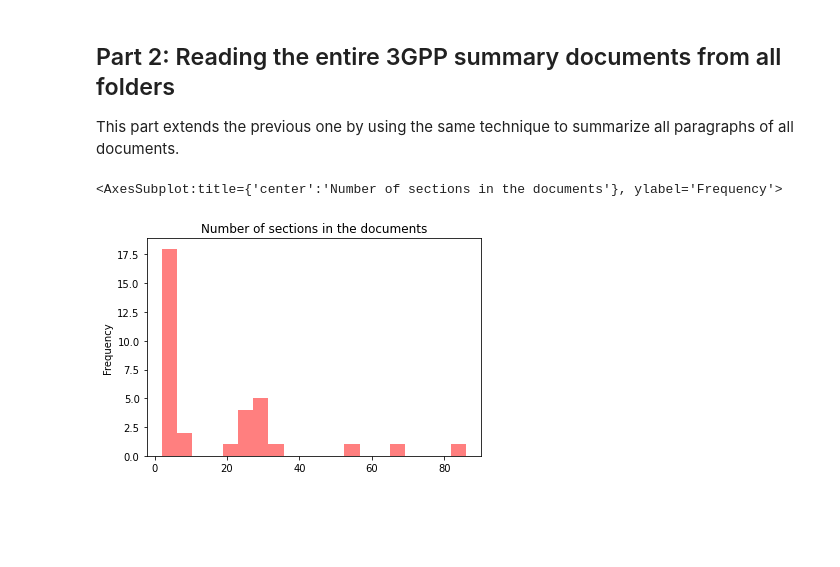
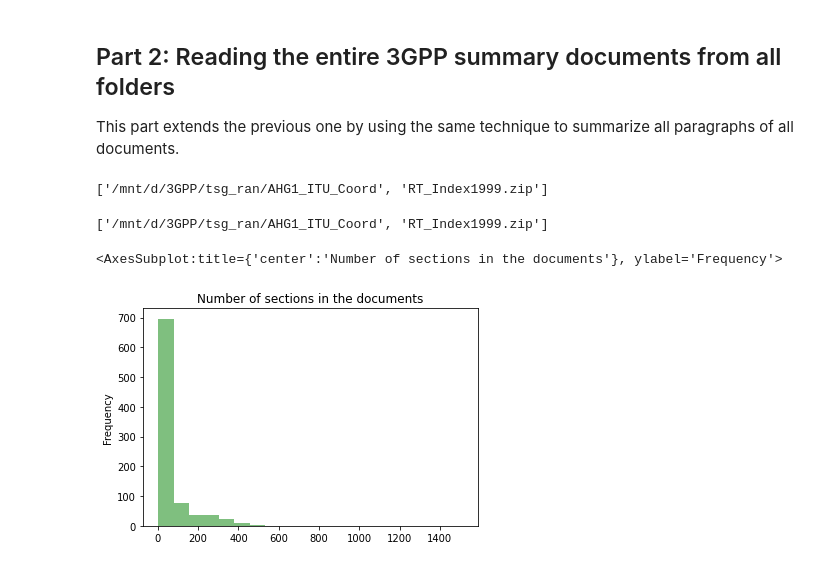
Before and after one commit to miroslawstaron/requirements_standards, a Jupyter notebook: read_word_document.ipynb, the cells around one changed output. Cells and saved outputs as stored; diff of their text form; code cells hidden in the pictures; blank space fills up the shorter version.

Commit message:
Added mass processing of documents

```diff
--- a/read_word_document.ipynb
+++ b/read_word_document.ipynb
@@ -211,12 +211,20 @@ def analyzeOneDocx(docTitle):
 # %%
 # first, we need to get the list of all .doc and .zip files in the 3GPP folder and all of its subfolders
 import os
+from tqdm import tqdm
 
 # this function will return a list of all .doc and .zip files in the 3GPP folder and all of its subfolders
 def get_files(strFolder):
     files2 = []
-    for root, dirs, files in os.walk(strFolder):
+    for root, dirs, files in tqdm(os.walk(strFolder), desc='Processing directories'):
         for file in files:
             if file.endswith(".docx"):
                 files2.append([root, file])
     return files2
+# %%
+with open('./3GPP_files.txt', 'r') as f:
+    allLines = f.readlines()
+
+print(allLines[0])
+# %% [output]
+['/mnt/d/3GPP/tsg_ran/AHG1_ITU_Coord', 'RT_Index1999.zip']
@@ -223,5 +237,13 @@ def get_files(strFolder):
+# %%
+lstLines[0]
+# %% [output]
+['/mnt/d/3GPP/tsg_ran/AHG1_ITU_Coord', 'RT_Index1999.zip']
 # %%
-docFolder = '/mnt/d/3GPP'
+from tqdm import tqdm
+from docx2python import docx2python
+import os
+
+docFolder = '/mnt/d/3GPP/tsg_ran/AHG1_ITU_Coord'
 
 # go through each document and analyze it
 listOfFiles = get_files(docFolder)
@@ -230,33 +252,31 @@ dictFiles = {}
 listStats = []
 iCounter = 0
 
-for oneFile in listOfFiles:
+for oneFile in tqdm(listOfFiles):
     lstResult = []
 
     strFilename = os.path.join(oneFile[0], oneFile[1])
 
     try:
-        dictSections = analyzeOneDocx(strFilename)
-        lstResult = [oneFile[1], len(dictSections.keys())]
-        if len(dictSections.keys()) > 1:
-            listStats.append(lstResult)
-    except:
-        print(f'-- error analyzing {oneFile[1]}')
-
-    # print the number of items processed every 20 items
-    iCounter += 1
-
-    if iCounter % 20 == 0:
-        print(f'-- processed {iCounter} items')
+        if '.docx' in strFilename:
+            dictSections = analyzeOneDocx(strFilename)
+            lstResult = [oneFile[1], len(dictSections.keys())]
+            if len(dictSections.keys()) > 1:
+                listStats.append(lstResult)
+    except Exception as e:
+        print(f'-- error with file {strFilename}, {e}')
 # %%
 import pandas as pd
 
 df = pd.DataFrame(listStats, columns=['Filename', 'Sections'])
 
+# save to csv with a $ delimiter including the index
+df.to_csv('sections.csv', sep='$')
+
 # plot the data
 import matplotlib.pyplot as plt
 
-df['Sections'].plot(kind='hist', bins=20, alpha=0.5, color='r', title='Number of sections in the documents')
+df['Sections'].plot(kind='hist', bins=20, alpha=0.5, color='g', title='Number of sections in the documents')
 # %% [output]
 <AxesSubplot:title={'center':'Number of sections in the documents'}, ylabel='Frequency'>
-[figure, old version]
+[figure, new version]
```
Also changed, not shown: parts of 1 cell of this notebook, 4 other files.
